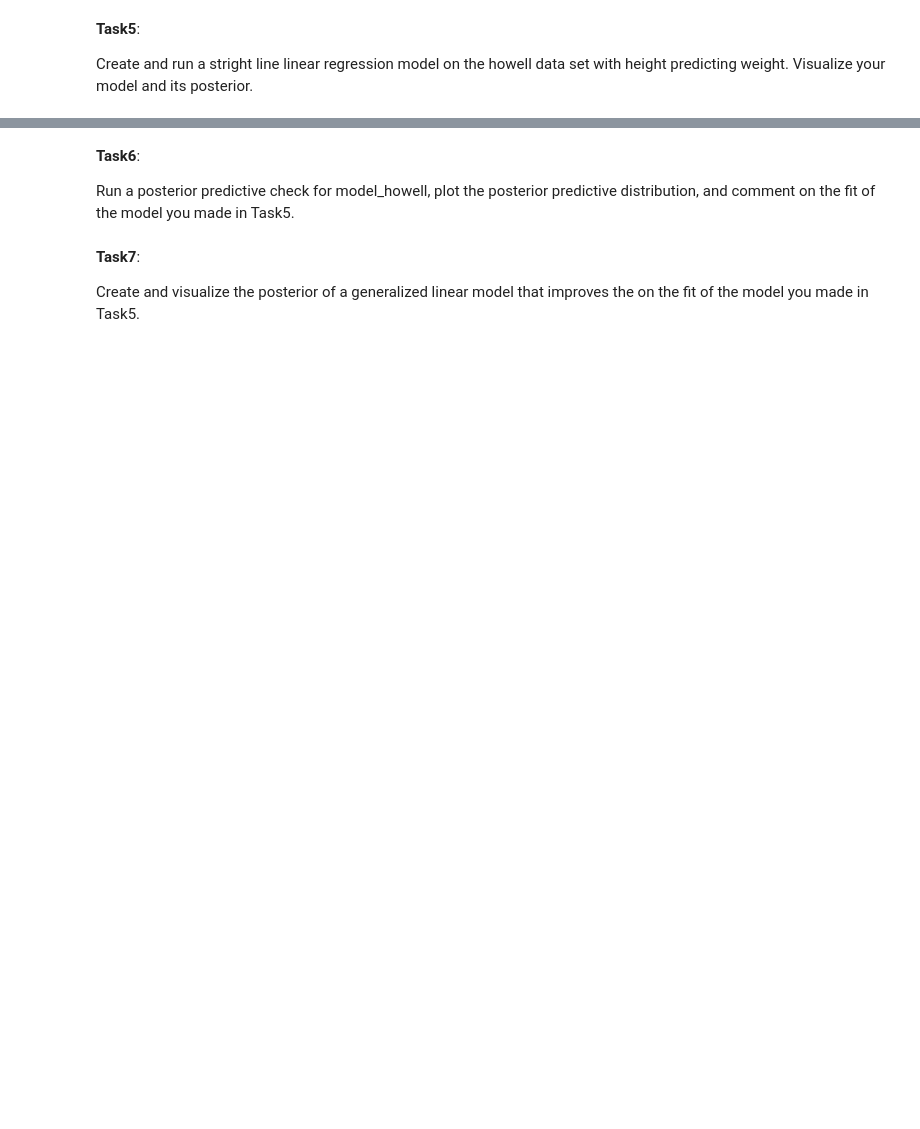
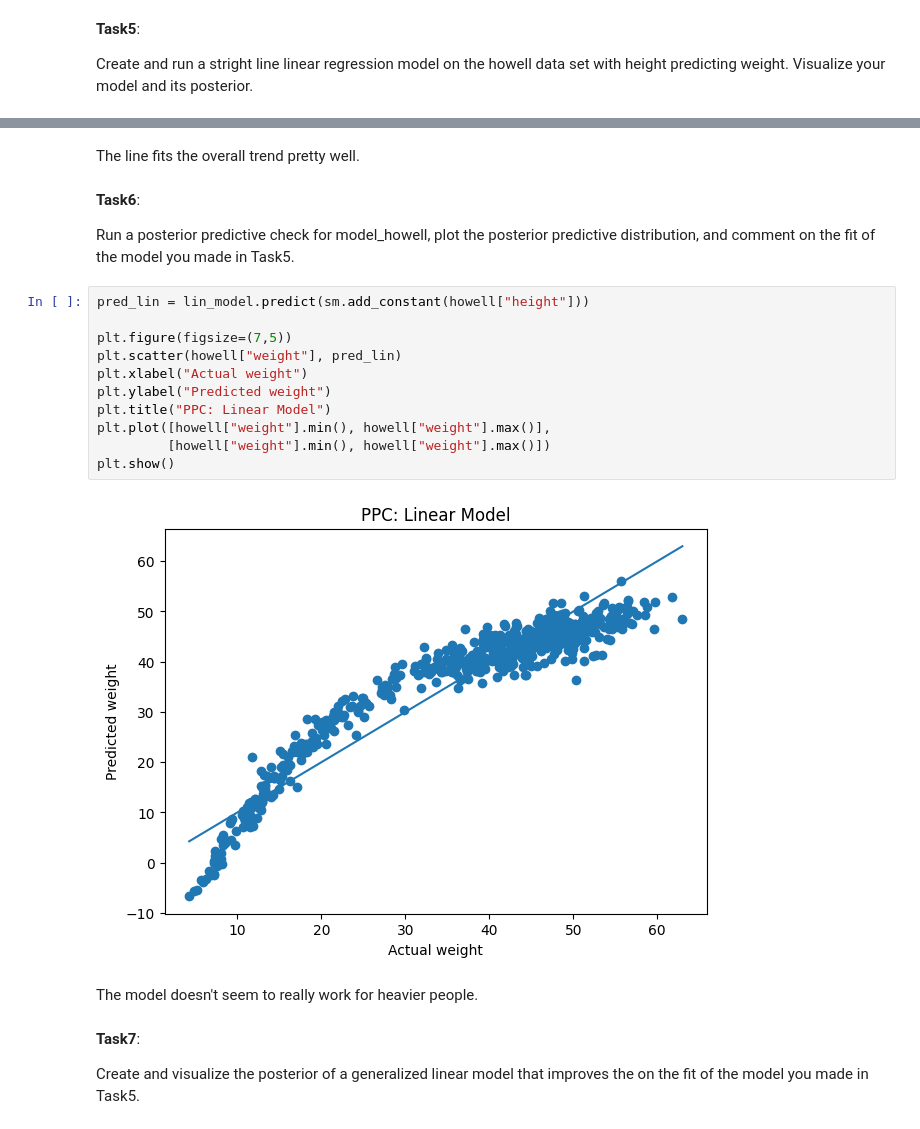
Before and after one commit to Tookss55/DS, a Jupyter notebook: Unit5/Unit5ExercisesSF.ipynb, the cells around one changed output, grey strips where cells are left out. Drawn from its saved outputs; the diff is of its cells as text; blank space fills up the shorter version.

```diff
--- a/Unit5/Unit5ExercisesSF.ipynb
+++ b/Unit5/Unit5ExercisesSF.ipynb
@@ -154,7 +190,24 @@ Create and run a stright line linear regression model on the howell data set wit
+# %% [markdown]
+The line fits the overall trend pretty well.
 # %% [markdown]
 **Task6**:
 
 Run a posterior predictive check for model_howell, plot the posterior predictive distribution, and comment on the fit of the model you made in Task5.
+# %%
+pred_lin = lin_model.predict(sm.add_constant(howell["height"]))
+
+plt.figure(figsize=(7,5))
+plt.scatter(howell["weight"], pred_lin)
+plt.xlabel("Actual weight")
+plt.ylabel("Predicted weight")
+plt.title("PPC: Linear Model")
+plt.plot([howell["weight"].min(), howell["weight"].max()],
+         [howell["weight"].min(), howell["weight"].max()])
+plt.show()
+# %% [output]
+[figure, added]
+# %% [markdown]
+The model doesn't seem to really work for heavier people.
 # %% [markdown]
 **Task7**:
 
```
Also changed, not shown: parts of 9 cells of this notebook.
